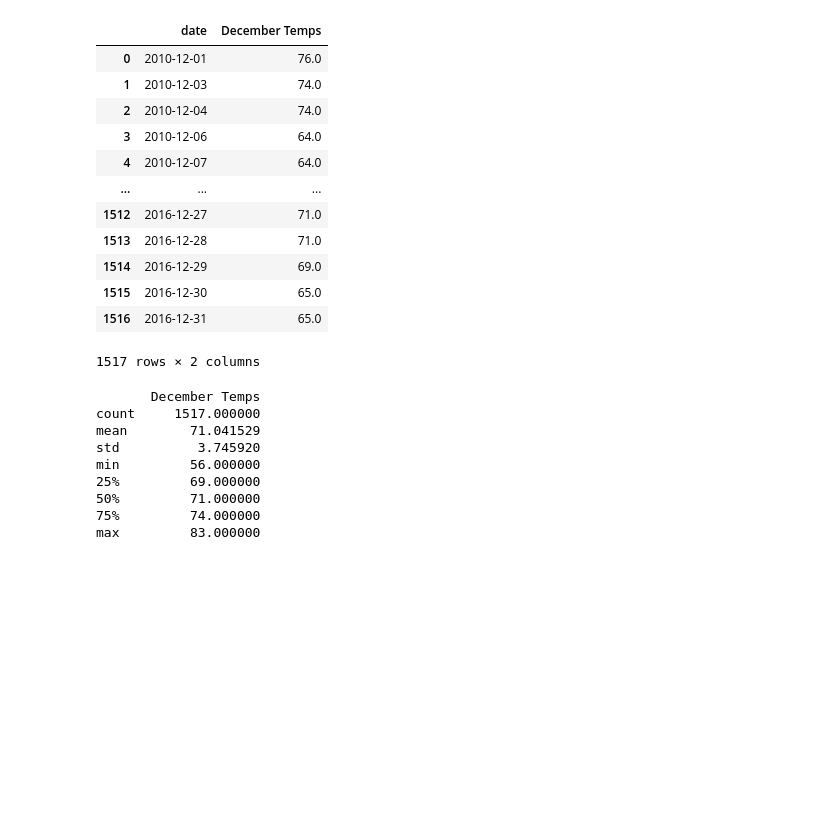
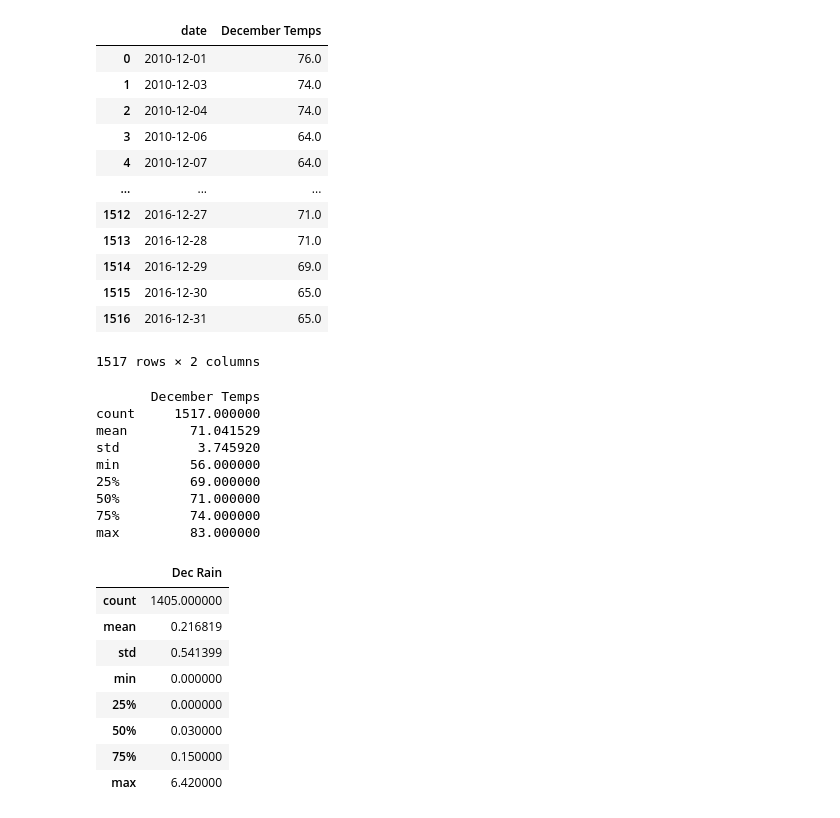
Before and after one commit to ryanmorin/surfs_up, a Jupyter notebook: SurfsUp_Challenge.ipynb, the cells around one changed output. Saved outputs shown, nothing was run; the diff lists cells and outputs as text; code cells hidden in the pictures; blank space fills up the shorter version.

```diff
--- a/SurfsUp_Challenge.ipynb
+++ b/SurfsUp_Challenge.ipynb
@@ -170,3 +170,19 @@ min         56.000000
 50%         71.000000
 75%         74.000000
 max         83.000000
+# %%
+#Additional query #1
+dec_rain = []
+dec_rain = session.query(Measurement.date,Measurement.prcp).filter(extract('month',Measurement.date) == 12).all()
+df_d_rain = pd.DataFrame(dec_rain, columns=['date', 'Dec Rain']).describe()
+df_d_rain
+# %% [output]
+|  | Dec Rain |
+| count | 1405.000000 |
+| mean | 0.216819 |
+| std | 0.541399 |
+| min | 0.000000 |
+| 25% | 0.000000 |
+| 50% | 0.030000 |
+| 75% | 0.150000 |
+| max | 6.420000 |
```
Also changed, not shown: parts of 1 cell of this notebook.
